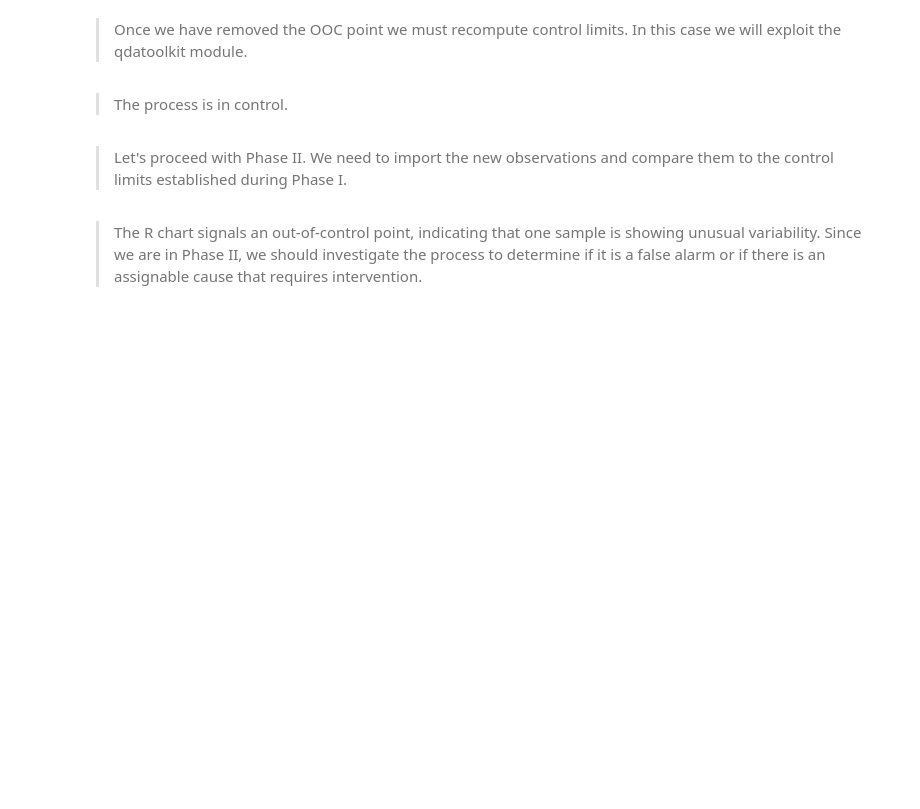
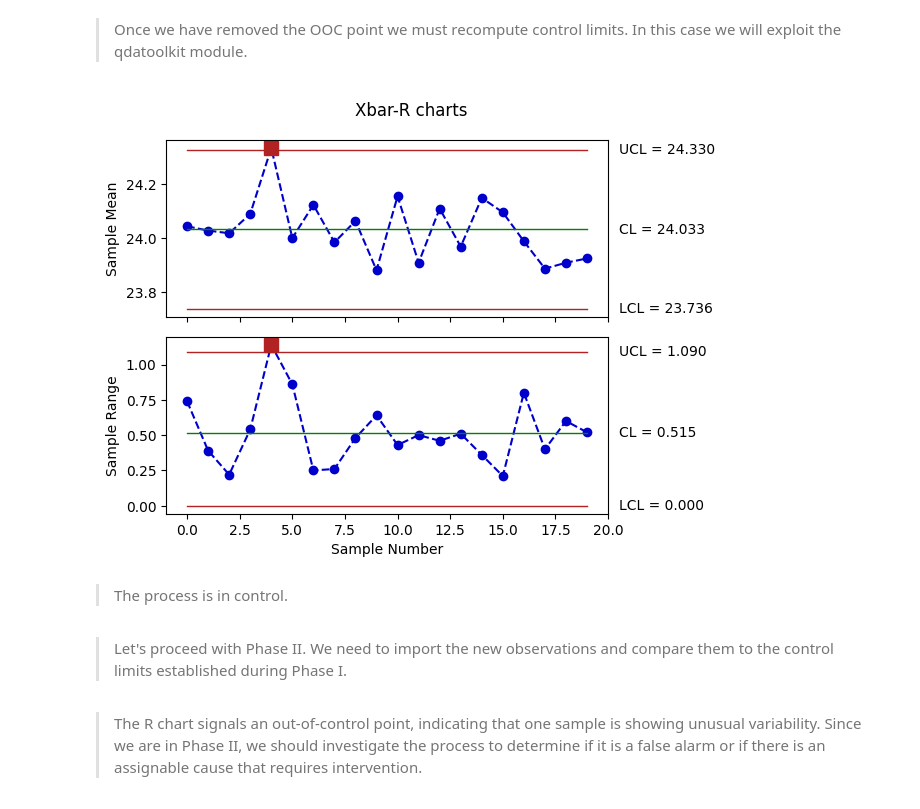
Before and after one commit to Cimap-dev/Quality-data-analysis, a Jupyter notebook: recitations/ESE02/Python/ESE02_ex1.ipynb, the cells around one changed output. Drawn from its saved outputs; the diff is of its cells as text; code cells hidden in the pictures; blank space fills up the shorter version.

```diff
--- a/recitations/ESE02/Python/ESE02_ex1.ipynb
+++ b/recitations/ESE02/Python/ESE02_ex1.ipynb
@@ -179,7 +190,9 @@ phase_1_cleaned.head(7)
 # %% [markdown]
 > Once we have removed the OOC point we must recompute control limits. In this case we will exploit the qdatoolkit module.
 # %%
-XR_cleaned = qda.ControlCharts.XbarR(phase_1_cleaned)
+XR_cleaned = qda.ControlCharts.XbarR(phase_1)
+# %% [output]
+[figure, added]
 # %%
 # Note that XR_cleaned is a dataframe
 XR_cleaned.head()
```
Also changed, not shown: parts of 2 cells of this notebook, 48 other files.
